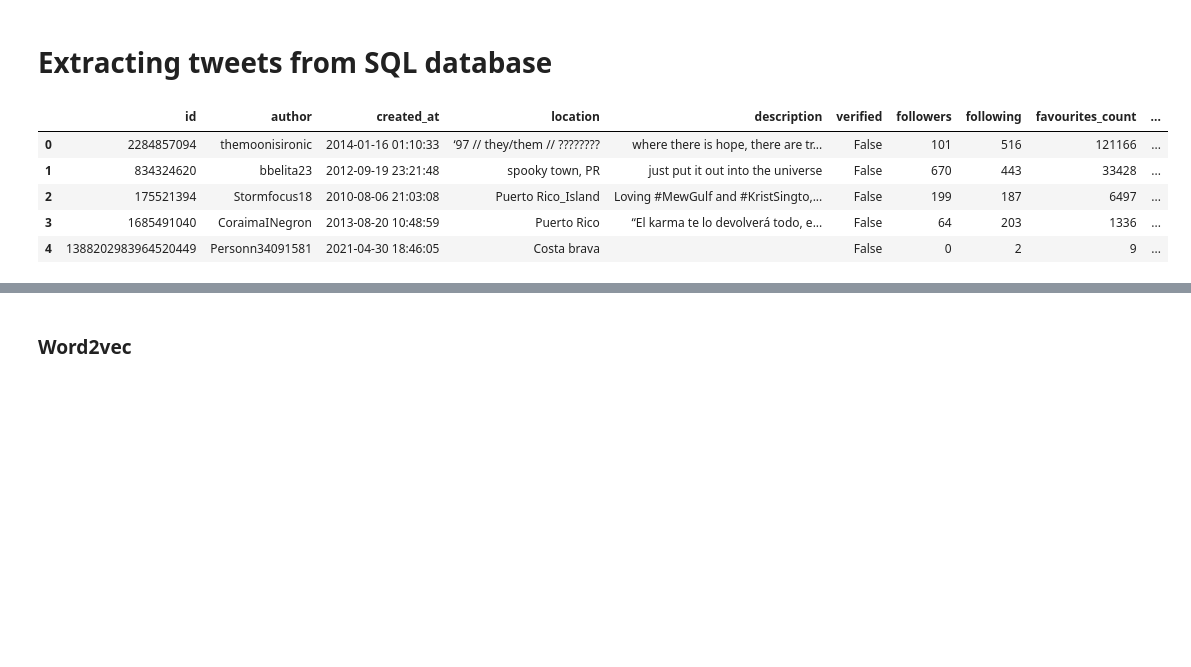
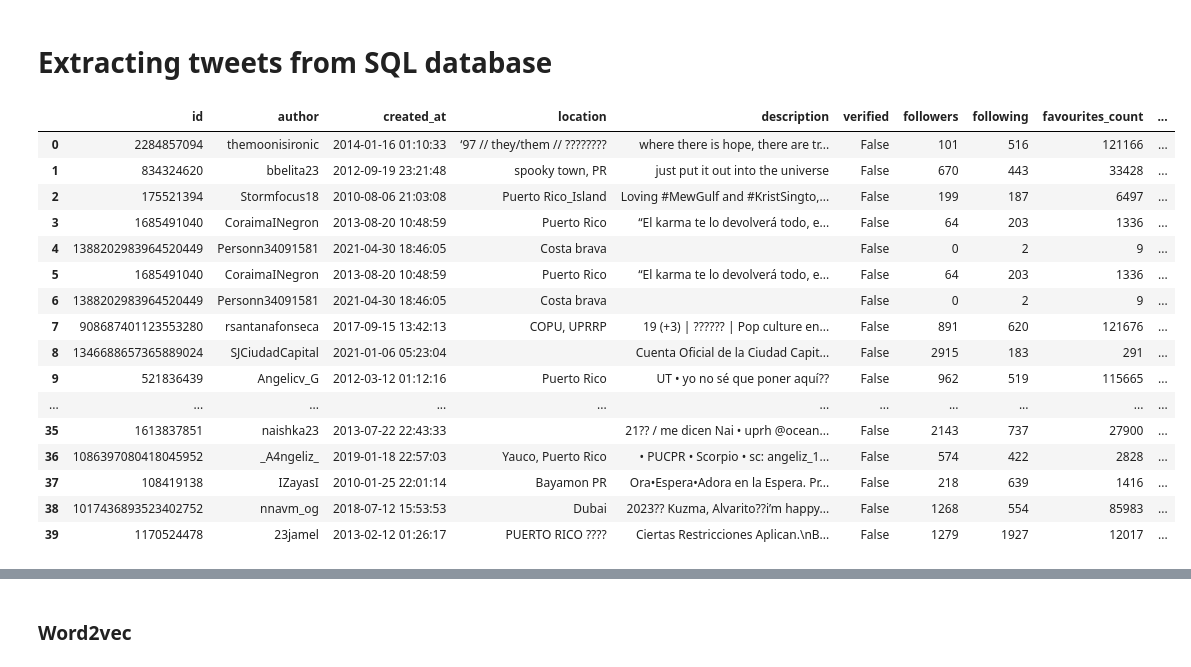
Before and after one commit to adeldelvalle/Social-Network-Analysis, a Jupyter notebook: Preprocessing.ipynb, the cells around one changed output, grey strips where cells are left out. Cells and saved outputs as stored; diff of their text form; code cells hidden in the pictures; blank space fills up the shorter version.

```diff
--- a/Preprocessing.ipynb
+++ b/Preprocessing.ipynb
@@ -214,7 +250,7 @@ cnxn = pyodbc.connect('DRIVER={ODBC Driver 13 for SQL Server};SERVER=sqldatamini
 # %%
 cursor = cnxn.cursor()
 # %%
-rows = cursor.execute("SELECT * from dbo.Users1").fetchmany(10)
+rows = cursor.execute("SELECT * from dbo.Users1 ").fetchmany(40)
 # %%
 df = pd.DataFrame((tuple(t) for t in rows), columns=['id',
  'author',
@@ -231,11 +267,22 @@ df = pd.DataFrame((tuple(t) for t in rows), columns=['id',
  'following_json',
  'followers_json'])
 # %%
-df.head()
+df.head(40)
 # %% [output]
 |  | id | author | created_at | location | description | verified | followers | following | favourites_count | ... |
 | 0 | 2284857094 | themoonisironic | 2014-01-16 01:10:33 | ‘97 // they/them // ???????? | where there is hope, there are tr... | False | 101 | 516 | 121166 | ... |
 | 1 | 834324620 | bbelita23 | 2012-09-19 23:21:48 | spooky town, PR | just put it out into the universe | False | 670 | 443 | 33428 | ... |
 | 2 | 175521394 | Stormfocus18 | 2010-08-06 21:03:08 | Puerto Rico_Island | Loving #MewGulf and #KristSingto,... | False | 199 | 187 | 6497 | ... |
 | 3 | 1685491040 | CoraimaINegron | 2013-08-20 10:48:59 | Puerto Rico | “El karma te lo devolverá todo, e... | False | 64 | 203 | 1336 | ... |
 | 4 | 1388202983964520449 | Personn34091581 | 2021-04-30 18:46:05 | Costa brava |  | False | 0 | 2 | 9 | ... |
+| 5 | 1685491040 | CoraimaINegron | 2013-08-20 10:48:59 | Puerto Rico | “El karma te lo devolverá todo, e... | False | 64 | 203 | 1336 | ... |
+| 6 | 1388202983964520449 | Personn34091581 | 2021-04-30 18:46:05 | Costa brava |  | False | 0 | 2 | 9 | ... |
+| 7 | 908687401123553280 | rsantanafonseca | 2017-09-15 13:42:13 | COPU, UPRRP | 19 (+3) | ?????? | Pop culture en... | False | 891 | 620 | 121676 | ... |
+| 8 | 1346688657365889024 | SJCiudadCapital | 2021-01-06 05:23:04 |  | Cuenta Oficial de la Ciudad Capit... | False | 2915 | 183 | 291 | ... |
+| 9 | 521836439 | Angelicv_G | 2012-03-12 01:12:16 | Puerto Rico | UT • yo no sé que poner aquí?? | False | 962 | 519 | 115665 | ... |
+| ... | ... | ... | ... | ... | ... | ... | ... | ... | ... | ... |
+| 35 | 1613837851 | naishka23 | 2013-07-22 22:43:33 |  | 21?? / me dicen Nai • uprh @ocean... | False | 2143 | 737 | 27900 | ... |
+| 36 | 1086397080418045952 | _A4ngeliz_ | 2019-01-18 22:57:03 | Yauco, Puerto Rico | • PUCPR • Scorpio • sc: angeliz_1... | False | 574 | 422 | 2828 | ... |
+| 37 | 108419138 | IZayasI | 2010-01-25 22:01:14 | Bayamon PR | Ora•Espera•Adora en la Espera. Pr... | False | 218 | 639 | 1416 | ... |
+| 38 | 1017436893523402752 | nnavm_og | 2018-07-12 15:53:53 | Dubai | 2023?? Kuzma, Alvarito??i’m happy... | False | 1268 | 554 | 85983 | ... |
+| 39 | 1170524478 | 23jamel | 2013-02-12 01:26:17 | PUERTO RICO ???? | Ciertas Restricciones Aplican.\nB... | False | 1279 | 1927 | 12017 | ... |
```
Also changed, not shown: parts of 23 cells of this notebook, 2 other files.
